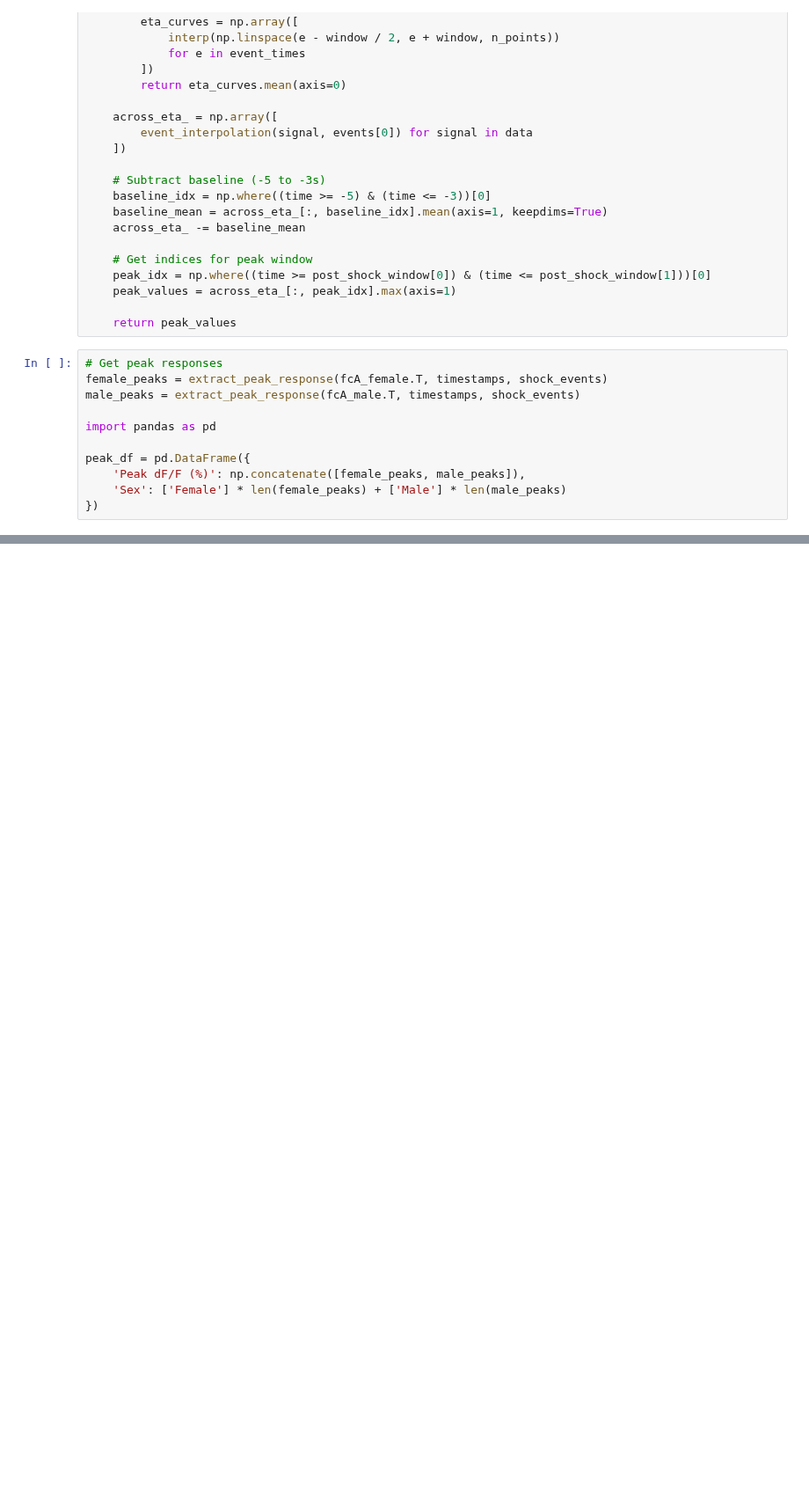
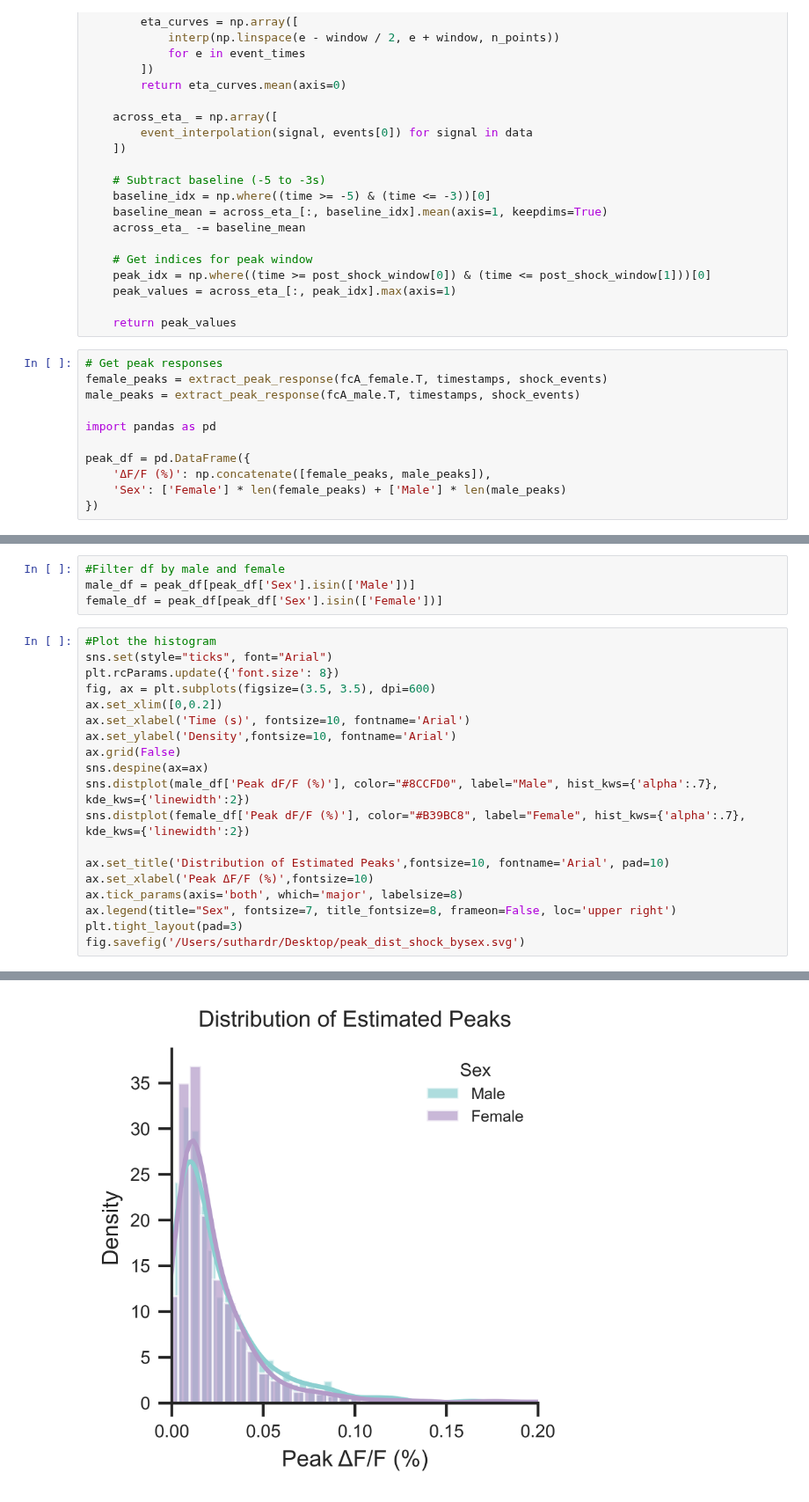
Before and after one commit to rsenne/dCA1_Paper, a Jupyter notebook: onep/Rebecca_Paper_Figures/Figure2_shockETA.ipynb, the cells around one changed output, grey strips where cells are left out. Shown at 88% size. Drawn from its saved outputs; the diff is of its cells as text; blank space fills up the shorter version.

```diff
--- a/onep/Rebecca_Paper_Figures/Figure2_shockETA.ipynb
+++ b/onep/Rebecca_Paper_Figures/Figure2_shockETA.ipynb
@@ -317,6 +313,6 @@ male_peaks = extract_peak_response(fcA_male.T, timestamps, shock_events)
 import pandas as pd
 
 peak_df = pd.DataFrame({
-    'Peak dF/F (%)': np.concatenate([female_peaks, male_peaks]),
+    'ΔF/F (%)': np.concatenate([female_peaks, male_peaks]),
     'Sex': ['Female'] * len(female_peaks) + ['Male'] * len(male_peaks)
 })
@@ -348,0 +335,24 @@ plt.show()
+# %%
+#Filter df by male and female
+male_df = peak_df[peak_df['Sex'].isin(['Male'])]
+female_df = peak_df[peak_df['Sex'].isin(['Female'])]
+# %%
+#Plot the histogram
+sns.set(style="ticks", font="Arial")
+plt.rcParams.update({'font.size': 8})
+fig, ax = plt.subplots(figsize=(3.5, 3.5), dpi=600)
+ax.set_xlim([0,0.2])
+ax.set_xlabel('Time (s)', fontsize=10, fontname='Arial')
+ax.set_ylabel('Density',fontsize=10, fontname='Arial')
+ax.grid(False)
+sns.despine(ax=ax)
+sns.distplot(male_df['Peak dF/F (%)'], color="#8CCFD0", label="Male", hist_kws={'alpha':.7}, kde_kws={'linewidth':2})
+sns.distplot(female_df['Peak dF/F (%)'], color="#B39BC8", label="Female", hist_kws={'alpha':.7}, kde_kws={'linewidth':2})
+
+ax.set_title('Distribution of Estimated Peaks',fontsize=10, fontname='Arial', pad=10)
+ax.set_xlabel('Peak ΔF/F (%)',fontsize=10)
+ax.tick_params(axis='both', which='major', labelsize=8)
+ax.legend(title="Sex", fontsize=7, title_fontsize=8, frameon=False, loc='upper right')
+plt.tight_layout(pad=3)
+fig.savefig('/Users/suthardr/Desktop/peak_dist_shock_bysex.svg')
+# %% [output]
@@ -348,0 +378 @@ plt.show()
+[figure, added]
```
Also changed, not shown: parts of 10 cells of this notebook, 5 other files.
